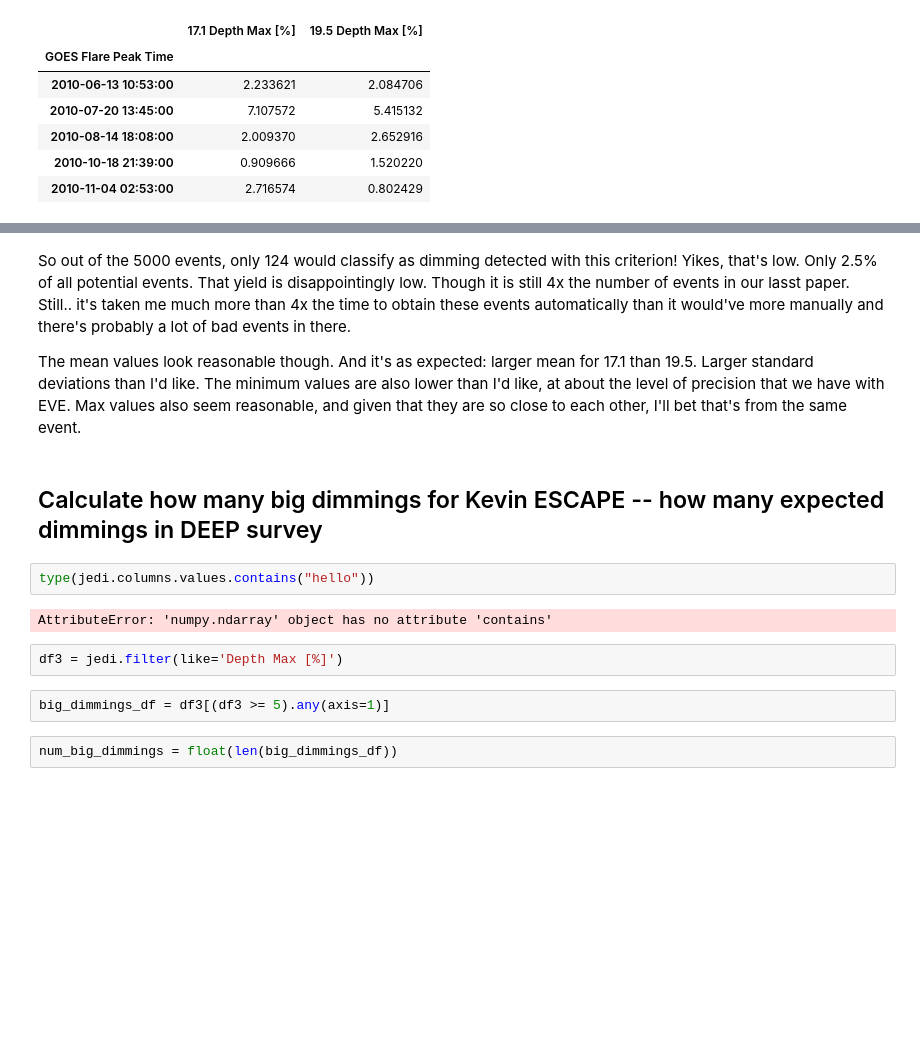
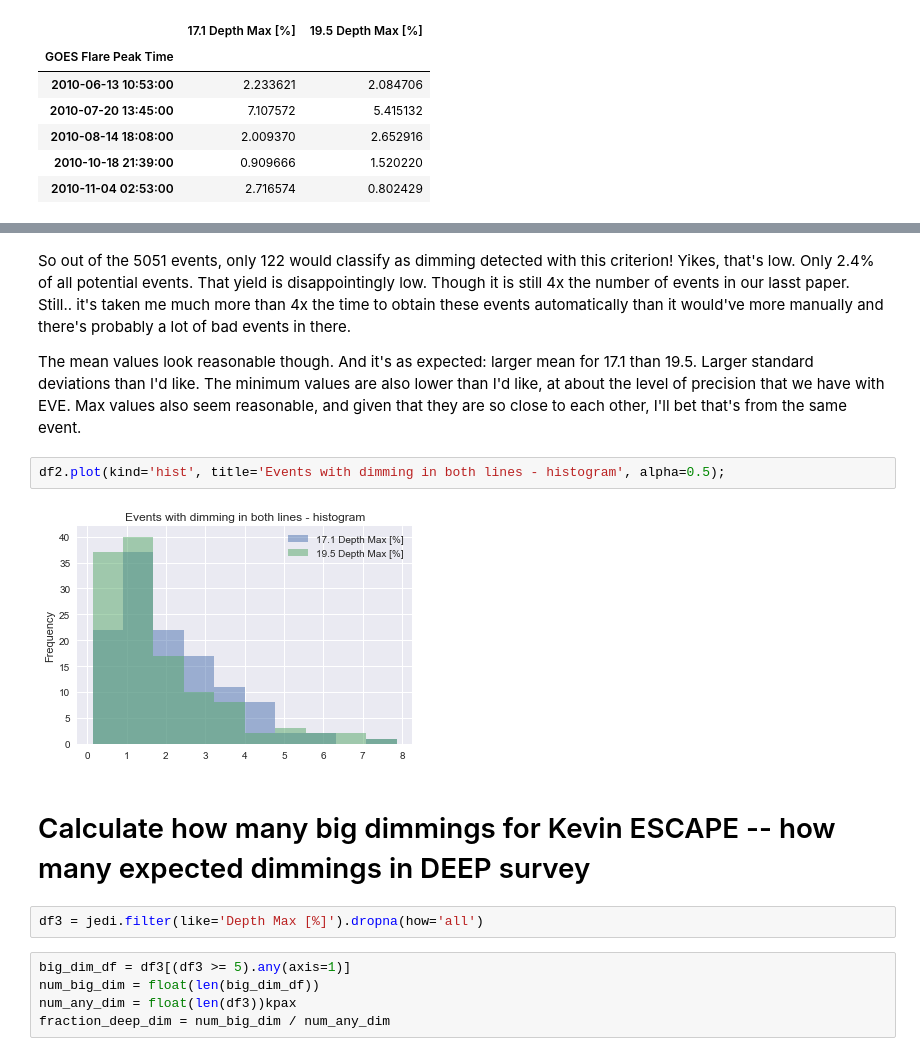
Before and after one commit to jmason86/James-s-EVE-Dimming-Index-JEDI, a Jupyter notebook: explore/explore_jedi_v2_spot_checks.ipynb, the cells around one changed output, grey strips where cells are left out. Drawn from its saved outputs; the diff is of its cells as text; blank space fills up the shorter version.

Commit message:
Define dimming and check out histograms

```diff
--- a/explore/explore_jedi_v2_spot_checks.ipynb
+++ b/explore/explore_jedi_v2_spot_checks.ipynb
@@ -314,17 +294,18 @@ df2.describe()
 | max | 7.107572 | 7.870971 |
 # %% [markdown]
-So out of the 5000 events, only 124 would classify as dimming detected with this criterion! Yikes, that's low. Only 2.5% of all potential events. That yield is disappointingly low. Though it is still 4x the number of events in our lasst paper. Still.. it's taken me much more than 4x the time to obtain these events automatically than it would've more manually and there's probably a lot of bad events in there.
+So out of the 5051 events, only 122 would classify as dimming detected with this criterion! Yikes, that's low. Only 2.4% of all potential events. That yield is disappointingly low. Though it is still 4x the number of events in our lasst paper. Still.. it's taken me much more than 4x the time to obtain these events automatically than it would've more manually and there's probably a lot of bad events in there.
 
 The mean values look reasonable though. And it's as expected: larger mean for 17.1 than 19.5. Larger standard deviations than I'd like. The minimum values are also lower than I'd like, at about the level of precision that we have with EVE. Max values also seem reasonable, and given that they are so close to each other, I'll bet that's from the same event.
+# %%
+df2.plot(kind='hist', title='Events with dimming in both lines - histogram', alpha=0.5);
+# %% [output]
+[figure, added]
 # %% [markdown]
-## Calculate how many big dimmings for Kevin ESCAPE -- how many expected dimmings in DEEP survey
+# Calculate how many big dimmings for Kevin ESCAPE -- how many expected dimmings in DEEP survey
-# %%
-type(jedi.columns.values.contains("hello"))
-# %% [output]
-AttributeError: 'numpy.ndarray' object has no attribute 'contains'
 # %%
-df3 = jedi.filter(like='Depth Max [%]')
+df3 = jedi.filter(like='Depth Max [%]').dropna(how='all')
 # %%
-big_dimmings_df = df3[(df3 >= 5).any(axis=1)]
+big_dim_df = df3[(df3 >= 5).any(axis=1)]
+num_big_dim = float(len(big_dim_df))
+num_any_dim = float(len(df3))kpax
+fraction_deep_dim = num_big_dim / num_any_dim
-# %%
-num_big_dimmings = float(len(big_dimmings_df))
```
Also changed, not shown: parts of 9 cells of this notebook.
